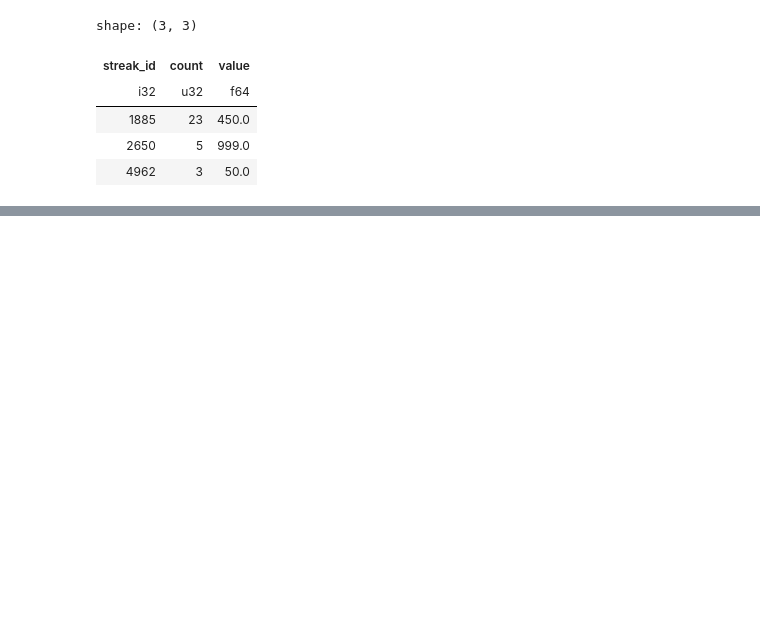
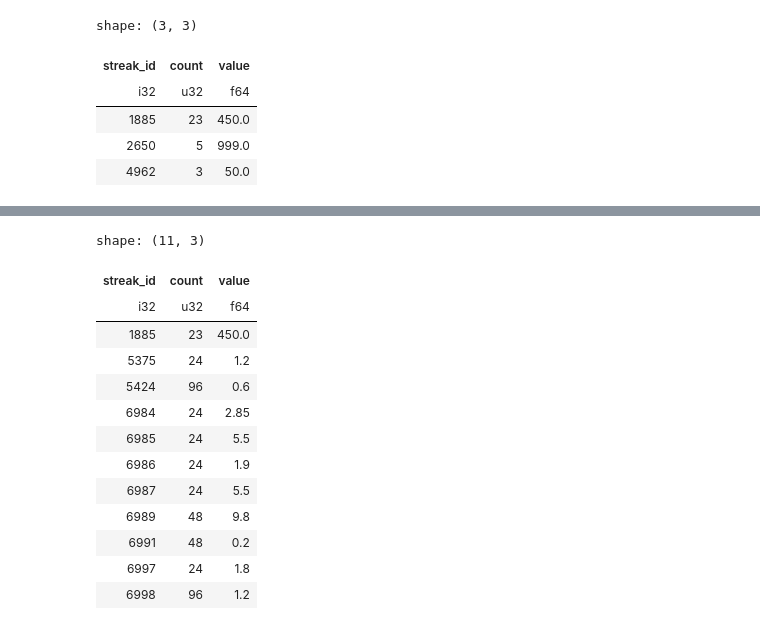
Before and after one commit to Thomasjkeel/RainfallQC-notebooks, a Jupyter notebook: notebooks/timeseries_checks.ipynb, the cells around one changed output, grey strips where cells are left out. Saved outputs shown, nothing was run; the diff lists cells and outputs as text; code cells hidden in the pictures; blank space fills up the shorter version.

```diff
--- a/notebooks/timeseries_checks.ipynb
+++ b/notebooks/timeseries_checks.ipynb
@@ -768,0 +731,22 @@ shape: (43_824, 4)
+# %%
+## Streaks of 12 or more repeated vals more than data resolution
+streaks_w_value_flags3n4 = streaks_w_value.drop_nans().filter(
+    (pl.col("count") > 12) &
+    (pl.col("value") > float(metadata["resolution"]))
+)
+streaks_w_value_flags3n4
+# %% [output]
+shape: (11, 3)
+| streak_id | count | value |
+| i32 | u32 | f64 |
+| 1885 | 23 | 450.0 |
+| 5375 | 24 | 1.2 |
+| 5424 | 96 | 0.6 |
+| 6984 | 24 | 2.85 |
+| 6985 | 24 | 5.5 |
+| 6986 | 24 | 1.9 |
+| 6987 | 24 | 5.5 |
+| 6989 | 48 | 9.8 |
+| 6991 | 48 | 0.2 |
+| 6997 | 24 | 1.8 |
+| 6998 | 96 | 1.2 |
```
Also changed, not shown: parts of 14 cells of this notebook.
